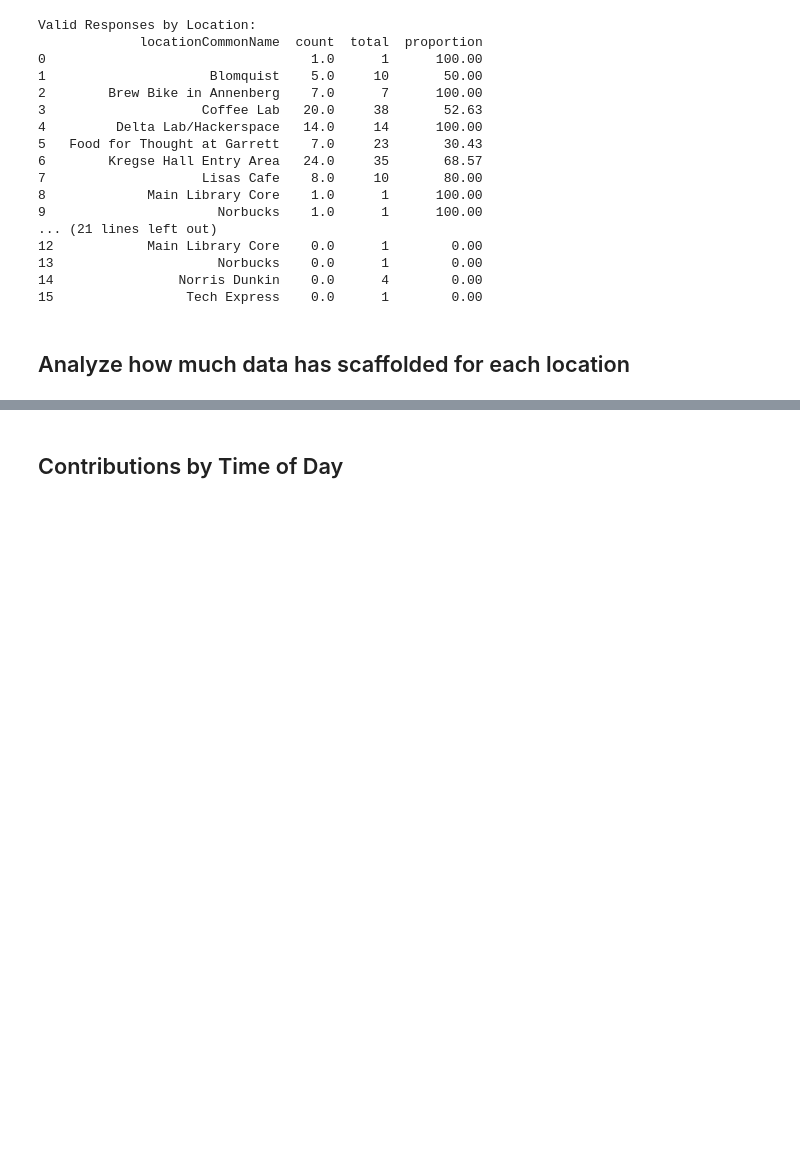
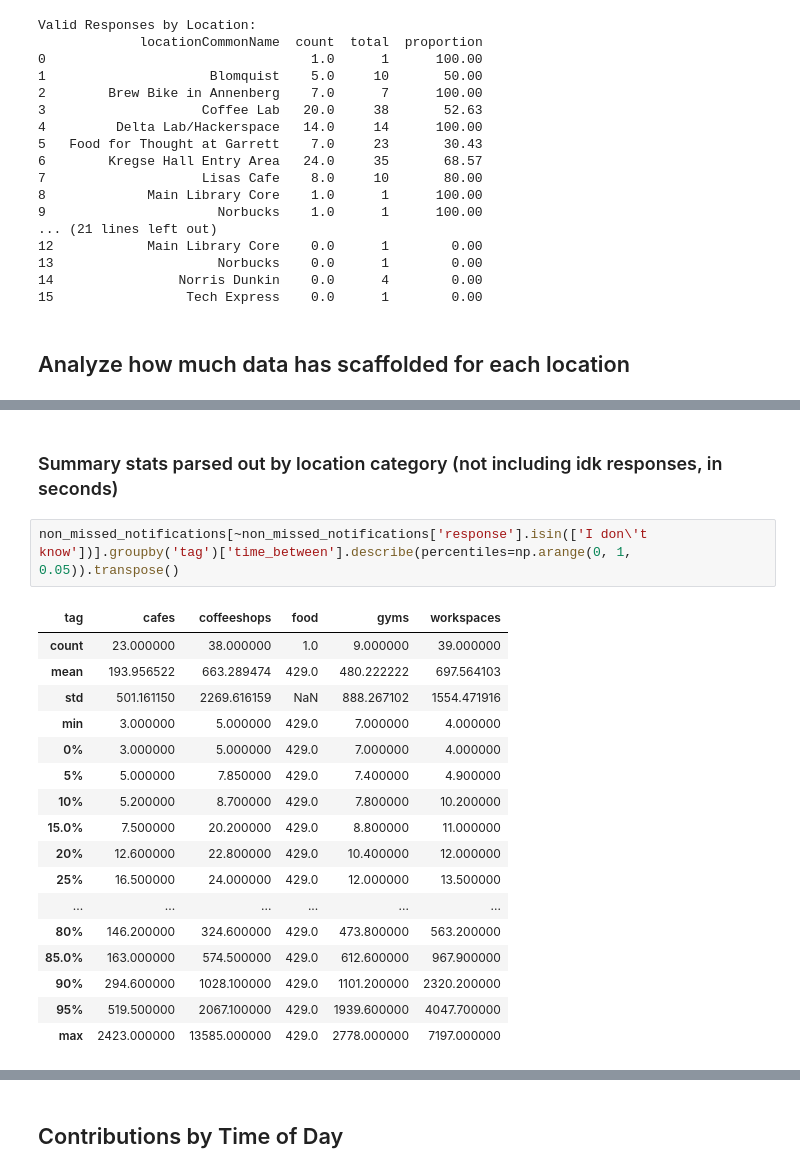
Before and after one commit to NUDelta/les-study-analysis, a Jupyter notebook: explore-study-analysis.ipynb, the cells around one changed output, grey strips where cells are left out. Saved outputs shown, nothing was run; the diff lists cells and outputs as text; blank space fills up the shorter version.

```diff
--- a/explore-study-analysis.ipynb
+++ b/explore-study-analysis.ipynb
@@ -351,0 +477,22 @@ max     4.000000
+# %% [markdown]
+### Summary stats parsed out by location category (not including idk responses, in seconds)
+# %%
+non_missed_notifications[~non_missed_notifications['response'].isin(['I don\'t know'])].groupby('tag')['time_between'].describe(percentiles=np.arange(0, 1, 0.05)).transpose()
+# %% [output]
+| tag | cafes | coffeeshops | food | gyms | workspaces |
+| count | 23.000000 | 38.000000 | 1.0 | 9.000000 | 39.000000 |
+| mean | 193.956522 | 663.289474 | 429.0 | 480.222222 | 697.564103 |
+| std | 501.161150 | 2269.616159 | NaN | 888.267102 | 1554.471916 |
+| min | 3.000000 | 5.000000 | 429.0 | 7.000000 | 4.000000 |
+| 0% | 3.000000 | 5.000000 | 429.0 | 7.000000 | 4.000000 |
+| 5% | 5.000000 | 7.850000 | 429.0 | 7.400000 | 4.900000 |
+| 10% | 5.200000 | 8.700000 | 429.0 | 7.800000 | 10.200000 |
+| 15.0% | 7.500000 | 20.200000 | 429.0 | 8.800000 | 11.000000 |
+| 20% | 12.600000 | 22.800000 | 429.0 | 10.400000 | 12.000000 |
+| 25% | 16.500000 | 24.000000 | 429.0 | 12.000000 | 13.500000 |
+| ... | ... | ... | ... | ... | ... |
+| 80% | 146.200000 | 324.600000 | 429.0 | 473.800000 | 563.200000 |
+| 85.0% | 163.000000 | 574.500000 | 429.0 | 612.600000 | 967.900000 |
+| 90% | 294.600000 | 1028.100000 | 429.0 | 1101.200000 | 2320.200000 |
+| 95% | 519.500000 | 2067.100000 | 429.0 | 1939.600000 | 4047.700000 |
+| max | 2423.000000 | 13585.000000 | 429.0 | 2778.000000 | 7197.000000 |
```
Also changed, not shown: parts of 15 cells of this notebook.
